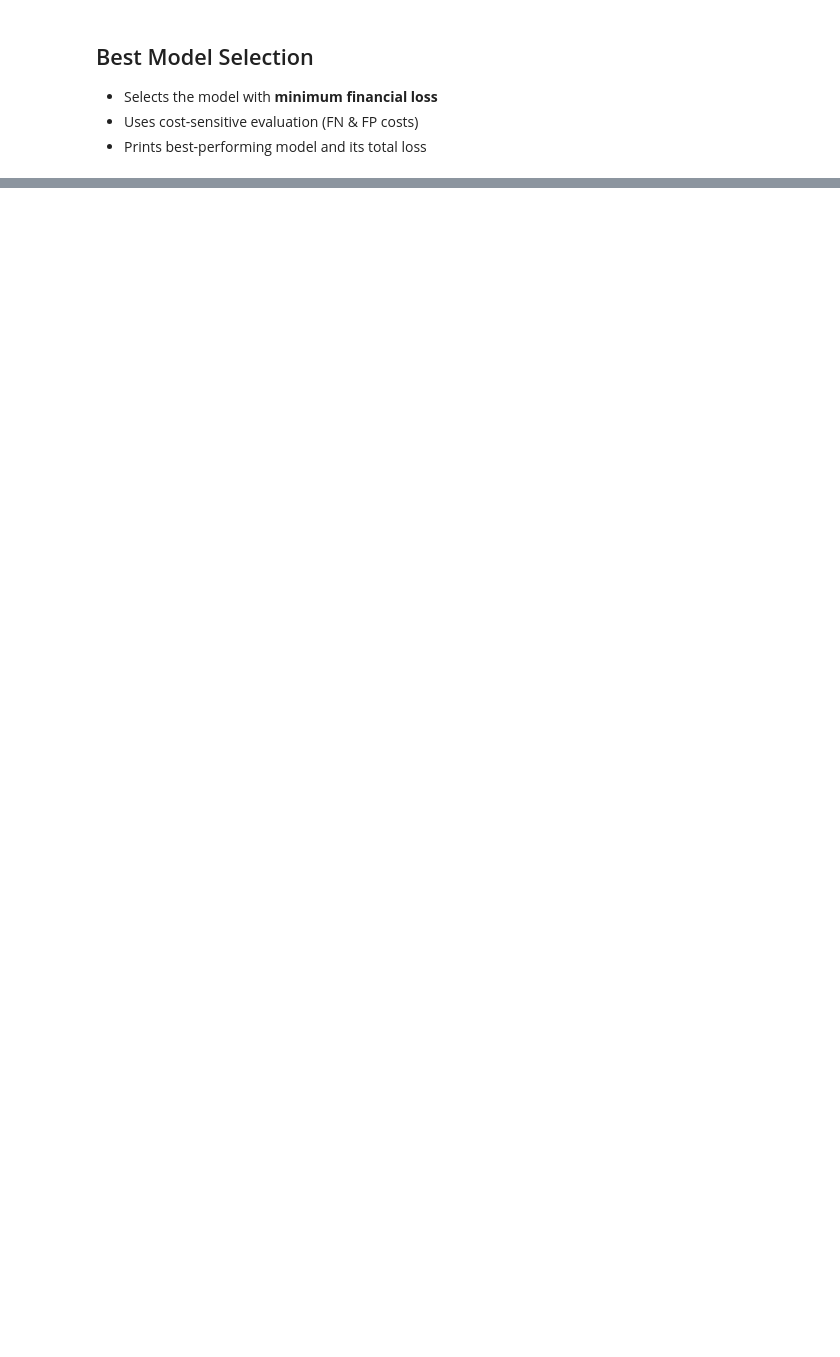
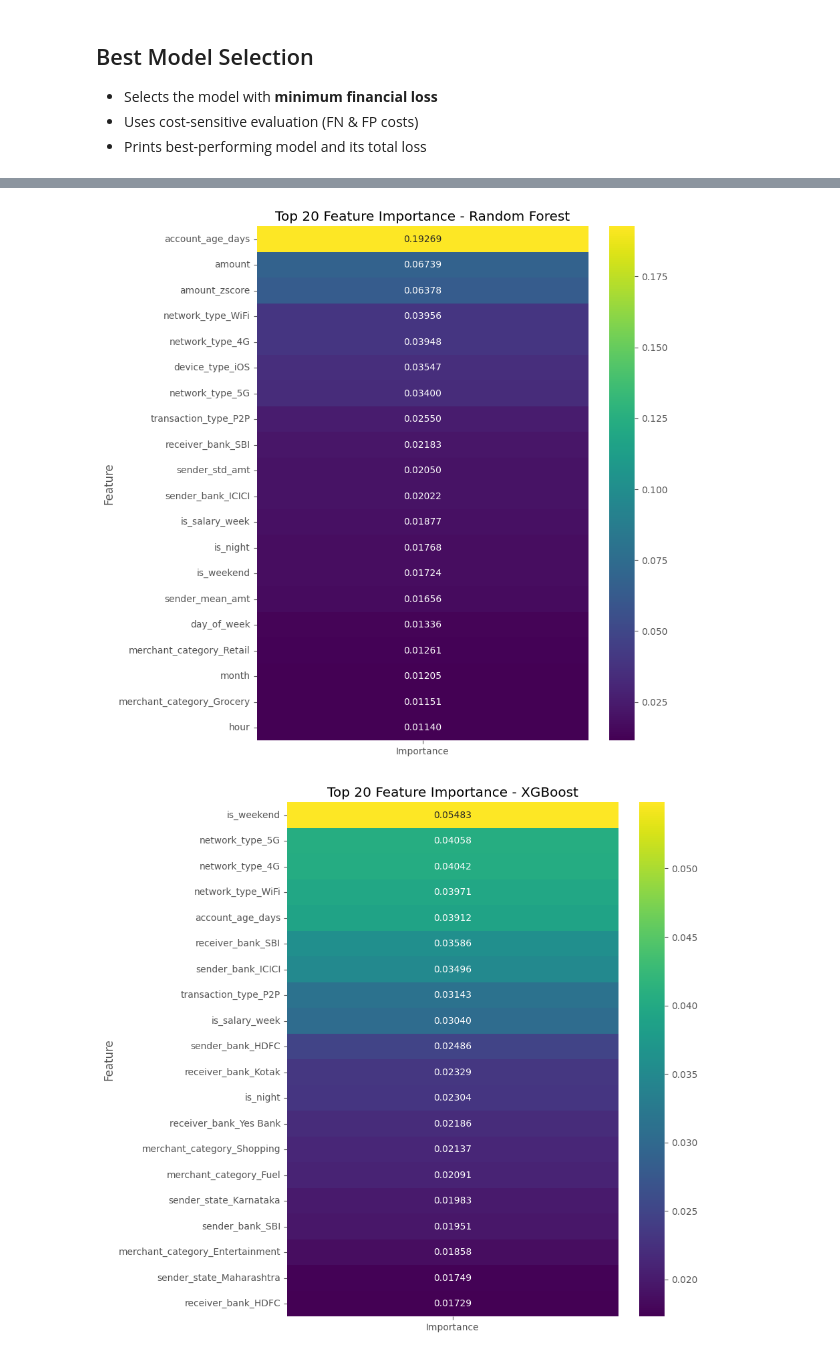
Before and after one commit to smrutiranjanbhuyan/upi-guard, a Jupyter notebook: src/upi_fraud_detection_pipeline.ipynb, the cells around one changed output, grey strips where cells are left out. Drawn from its saved outputs; the diff is of its cells as text; code cells hidden in the pictures; blank space fills up the shorter version.

```diff
--- a/src/upi_fraud_detection_pipeline.ipynb
+++ b/src/upi_fraud_detection_pipeline.ipynb
@@ -291,0 +348,27 @@ Loss: 183800
+# %%
+# ------------------------------------------------
+# 3️⃣ Feature Importance Heatmap (Tree Models Only)
+# ------------------------------------------------
+for name, res in results.items():
+    model = res["model"]
+
+    if hasattr(model, "feature_importances_"):
+
+        importance_df = pd.DataFrame({
+            "Feature": X_train.columns,
+            "Importance": model.feature_importances_
+        }).sort_values(by="Importance", ascending=False).head(20)
+
+        plt.figure(figsize=(8, 10))
+        sns.heatmap(
+            importance_df.set_index("Feature"),
+            annot=True,
+            cmap="viridis",
+            fmt=".5f"
+        )
+
+        plt.title(f"Top 20 Feature Importance - {name}")
+        plt.show()
+# %% [output]
+[figure, added]
+[figure, added]
```
Also changed, not shown: parts of 10 cells of this notebook, 2 other files.
